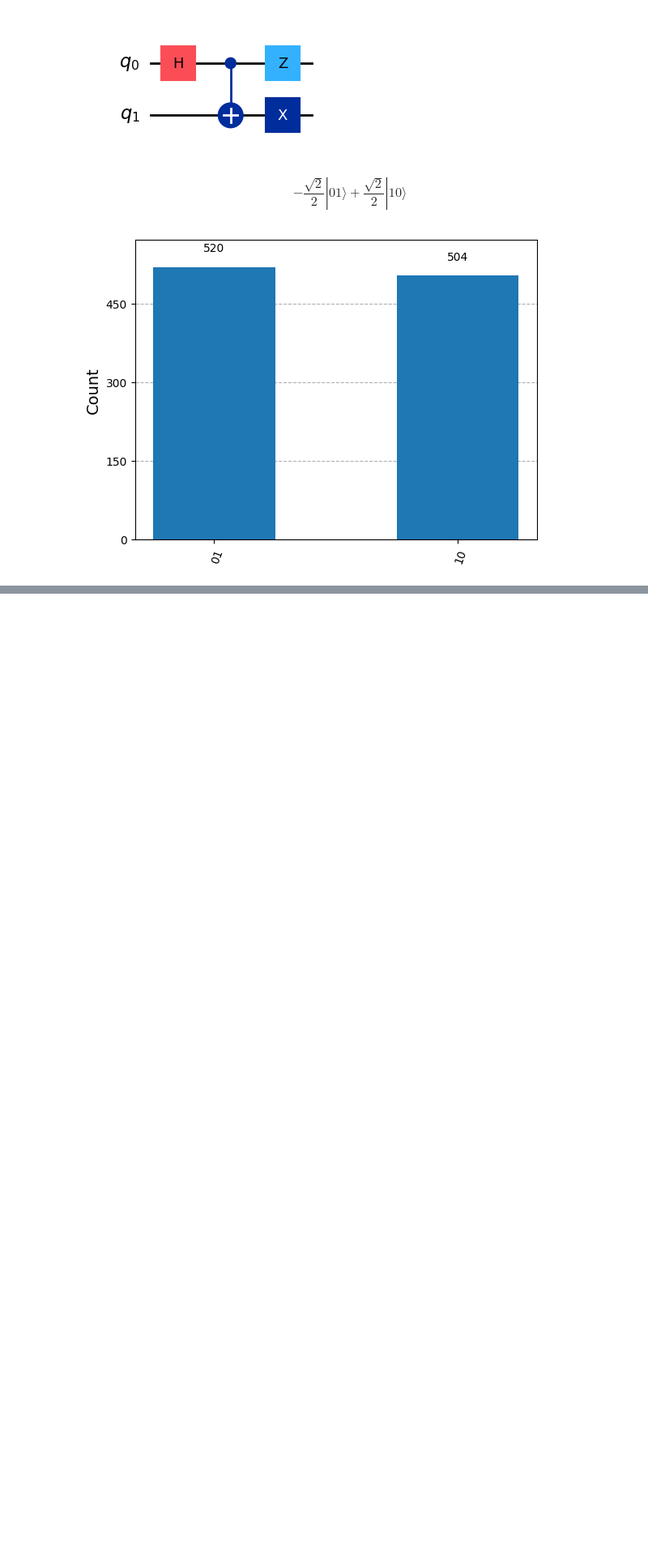
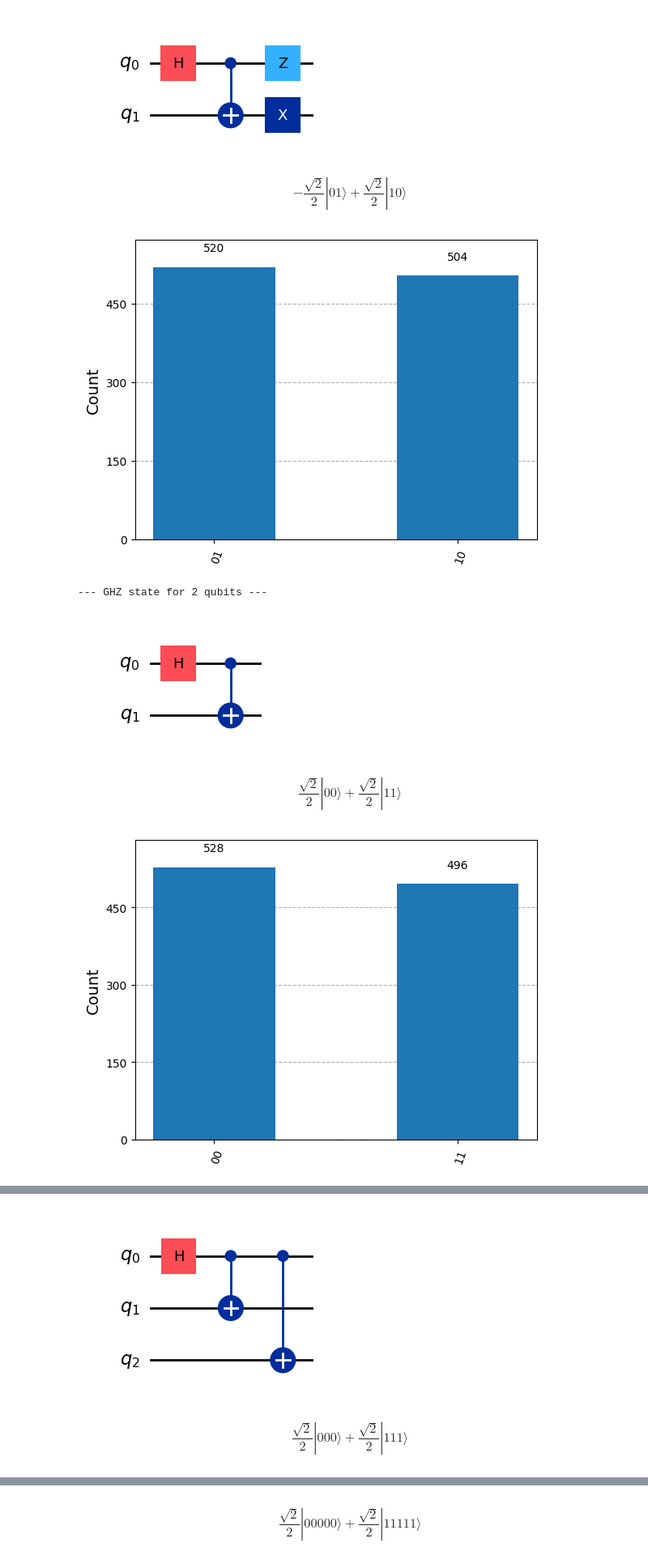
Before and after one commit to tri-o-na/SIT-UofG-STET-Labs, a Jupyter notebook: QC-Lab1.ipynb, the cells around one changed output, grey strips where cells are left out. Shown at 81% size. Drawn from its saved outputs; the diff is of its cells as text; code cells hidden in the pictures; blank space fills up the shorter version.

```diff
--- a/QC-Lab1.ipynb
+++ b/QC-Lab1.ipynb
@@ -261,10 +261,61 @@ $$- \frac{\sqrt{2}}{2} |01\rangle+\frac{\sqrt{2}}{2} |10\rangle$$
 # %%
 # EXERCISE
 
 # The GHZ state on any number of qubits has the form  1/sqrt(2) ( |00...0> + |11...1> )
 
 # The Bell state 1/sqrt(2) ( |00> + |11> ) is the case for two qubits.
 
 # Write code to construct a circuit that produces a GHZ state for any given number of qubits.
 
 # Try simulating the circuit, with measurements. How many qubits can the simulator handle in a reasonable time?
+
+def make_ghz(n_qubits):
+
+    circuit = QuantumCircuit(n_qubits)  # was QuantumCircuit(2), now takes n_qubits
+
+    circuit.h(0)
+
+    for i in range(1, n_qubits):        # added loop — example only had circuit.cx(0,1) once
+        circuit.cx(0, i)
+
+    return circuit
+
+
+# wrapped simulate in a function that accepts any n_qubits
+# ORIGINAL: hardcoded for 2 qubits
+def simulate_ghz(n_qubits):
+    print(f"\n--- GHZ state for {n_qubits} qubits ---")
+
+    circuit = make_ghz(n_qubits)
+
+    display(circuit.draw("mpl"))
+
+    # CHANGED: was Statevector.from_int(0, 4) — 4 hardcoded for 2 qubits
+    # now 2**n_qubits to handle any number of qubits
+    state = Statevector.from_int(0, 2**n_qubits)
+    state = state.evolve(circuit)
+    display(state.draw("latex"))
+
+    circ_with_meas = circuit.copy()
+    circ_with_meas.measure_all()
+
+    qc_compiled = transpile(circ_with_meas, backend)
+    job_sim = backend.run(qc_compiled, shots=1024)
+    result_sim = job_sim.result()
+    counts = result_sim.get_counts(qc_compiled)
+    display(plot_histogram(counts))
+
+
+# --- Try different numbers of qubits ---
+simulate_ghz(2)
+%time
+simulate_ghz(3)     # extended to 3 qubits
+%time
+simulate_ghz(5)     # extended to 5 qubits
+%time
+simulate_ghz(10)    # extended to 10 qubits
+# %% [output]
+--- GHZ state for 2 qubits ---
+[figure, added]
+$$\frac{\sqrt{2}}{2} |00\rangle+\frac{\sqrt{2}}{2} |11\rangle$$
+[figure, added]
@@ -270,0 +326,2 @@ $$- \frac{\sqrt{2}}{2} |01\rangle+\frac{\sqrt{2}}{2} |10\rangle$$
+[figure, added]
+$$\frac{\sqrt{2}}{2} |000\rangle+\frac{\sqrt{2}}{2} |111\rangle$$
@@ -270,0 +334 @@ $$- \frac{\sqrt{2}}{2} |01\rangle+\frac{\sqrt{2}}{2} |10\rangle$$
+$$\frac{\sqrt{2}}{2} |00000\rangle+\frac{\sqrt{2}}{2} |11111\rangle$$
```
Also changed, not shown: parts of 1 cell of this notebook.
